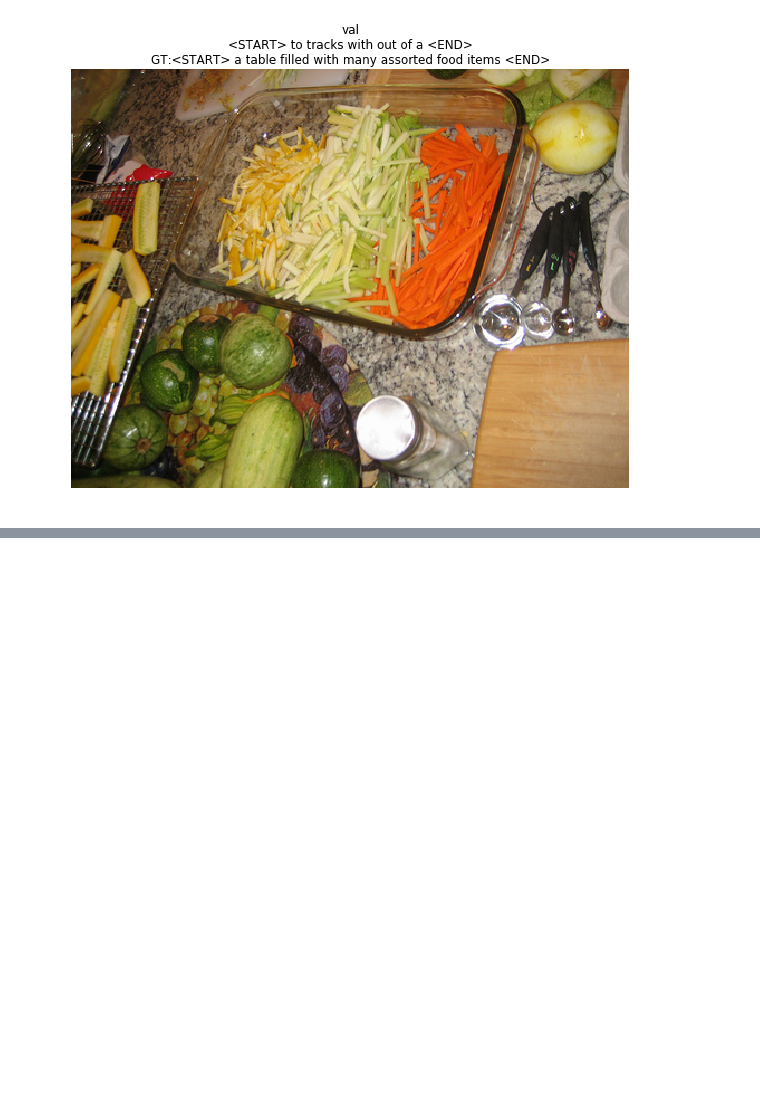
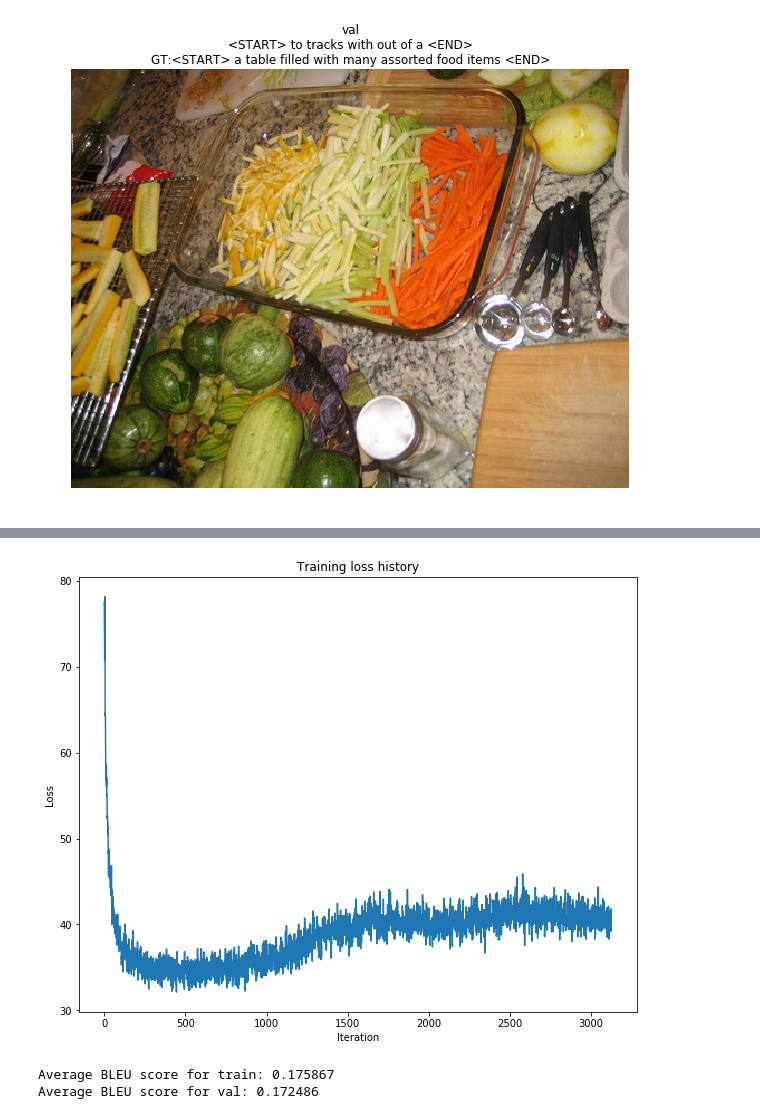
Before and after one commit to divyanshj16/Image-Captioning, a Jupyter notebook: RNN_Captioning.ipynb, the cells around one changed output, grey strips where cells are left out. Cells and saved outputs as stored; diff of their text form; code cells hidden in the pictures; blank space fills up the shorter version.

Commit message:
complete RNN captioning

```diff
--- a/RNN_Captioning.ipynb
+++ b/RNN_Captioning.ipynb
@@ -172,7 +169,7 @@ rnn_model = CaptioningRNN(
 
 rnn_solver = CaptioningSolver(rnn_model, data,
            update_rule='adam',
-           num_epochs=2,
+           num_epochs=1,
            batch_size=128,
            optim_config={
              'learning_rate': 7e-3,
@@ -181,10 +178,3 @@ rnn_solver = CaptioningSolver(rnn_model, data,
            verbose=True, print_every=100,
          )
 rnn_solver.train()
-
-# Plot the training losses
-plt.plot(lstm_solver.loss_history)
-plt.xlabel('Iteration')
-plt.ylabel('Loss')
-plt.title('Training loss history')
-plt.show()
@@ -211,0 +181,52 @@ KeyboardInterrupt:
+# %%
+# Plot the training losses
+plt.plot(rnn_solver.loss_history)
+plt.xlabel('Iteration')
+plt.ylabel('Loss')
+plt.title('Training loss history')
+plt.show()
+# %% [output]
+[figure, added]
+# %%
+import nltk
+
+def BLEU_score(gt_caption, sample_caption):
+    """
+    gt_caption: string, ground-truth caption
+    sample_caption: string, your model's predicted caption
+    Returns unigram BLEU score.
+    """
+    reference = [x for x in gt_caption.split(' ')
+                 if ('<END>' not in x and '<START>' not in x and '<UNK>' not in x)]
+    hypothesis = [x for x in sample_caption.split(' ')
+                  if ('<END>' not in x and '<START>' not in x and '<UNK>' not in x)]
+    BLEUscore = nltk.translate.bleu_score.sentence_bleu([reference], hypothesis, weights = [1])
+    return BLEUscore
+
+def evaluate_model(model):
+    """
+    model: CaptioningRNN model
+    Prints unigram BLEU score averaged over 1000 training and val examples.
+    """
+    BLEUscores = {}
+    for split in ['train', 'val']:
+        minibatch = sample_coco_minibatch(data, split=split, batch_size=1000)
+        gt_captions, features, urls = minibatch
+        gt_captions = decode_captions(gt_captions, data['idx_to_word'])
+
+        sample_captions = model.sample(features)
+        sample_captions = decode_captions(sample_captions, data['idx_to_word'])
+
+        total_score = 0.0
+        for gt_caption, sample_caption, url in zip(gt_captions, sample_captions, urls):
+            total_score += BLEU_score(gt_caption, sample_caption)
+
+        BLEUscores[split] = total_score / len(sample_captions)
+
+    for split in BLEUscores:
+        print('Average BLEU score for %s: %f' % (split, BLEUscores[split]))
+
+evaluate_model(rnn_model)
+# %% [output]
+Average BLEU score for train: 0.175867
+Average BLEU score for val: 0.172486
```
Also changed, not shown: parts of 3 cells of this notebook.
